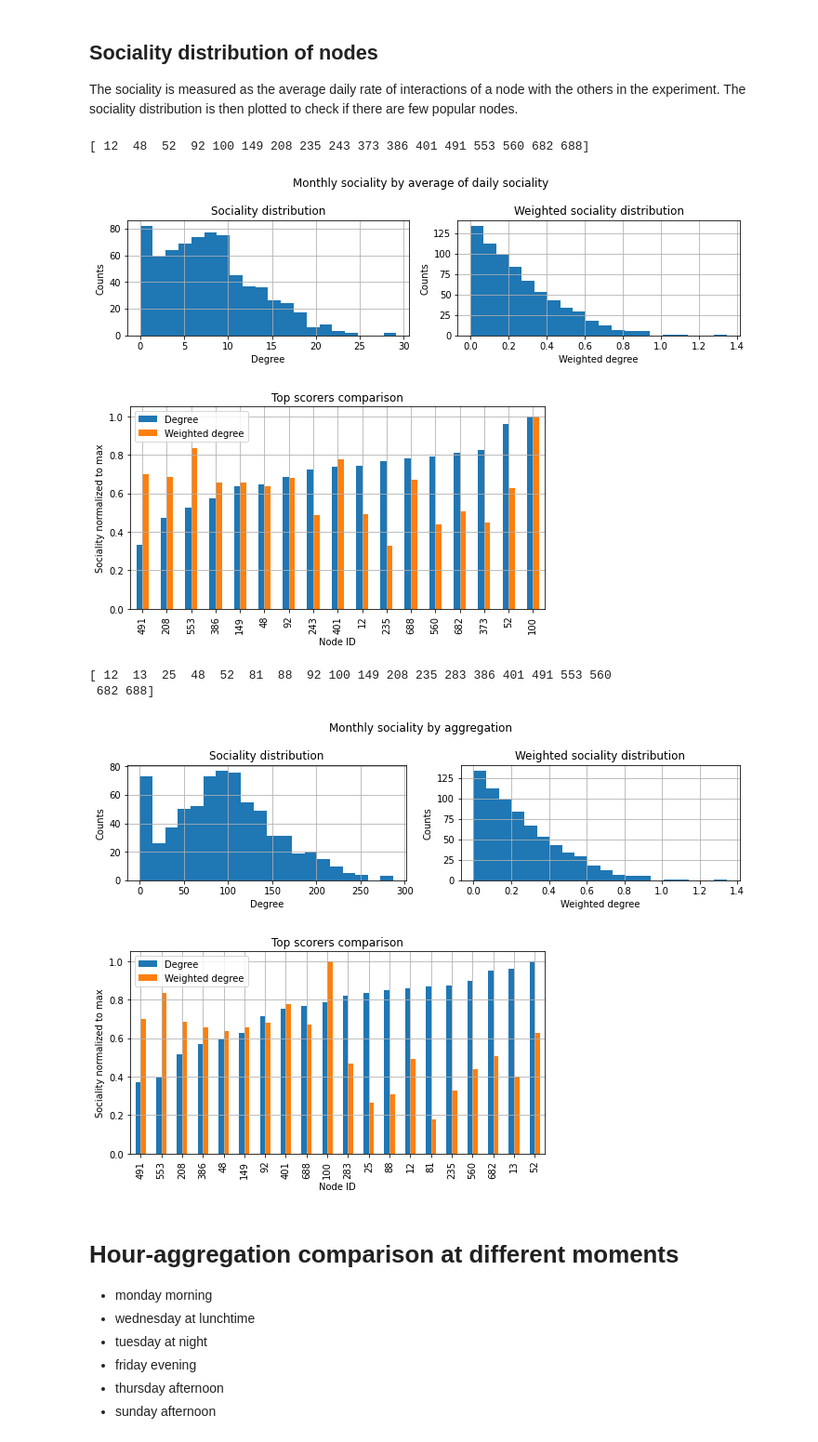
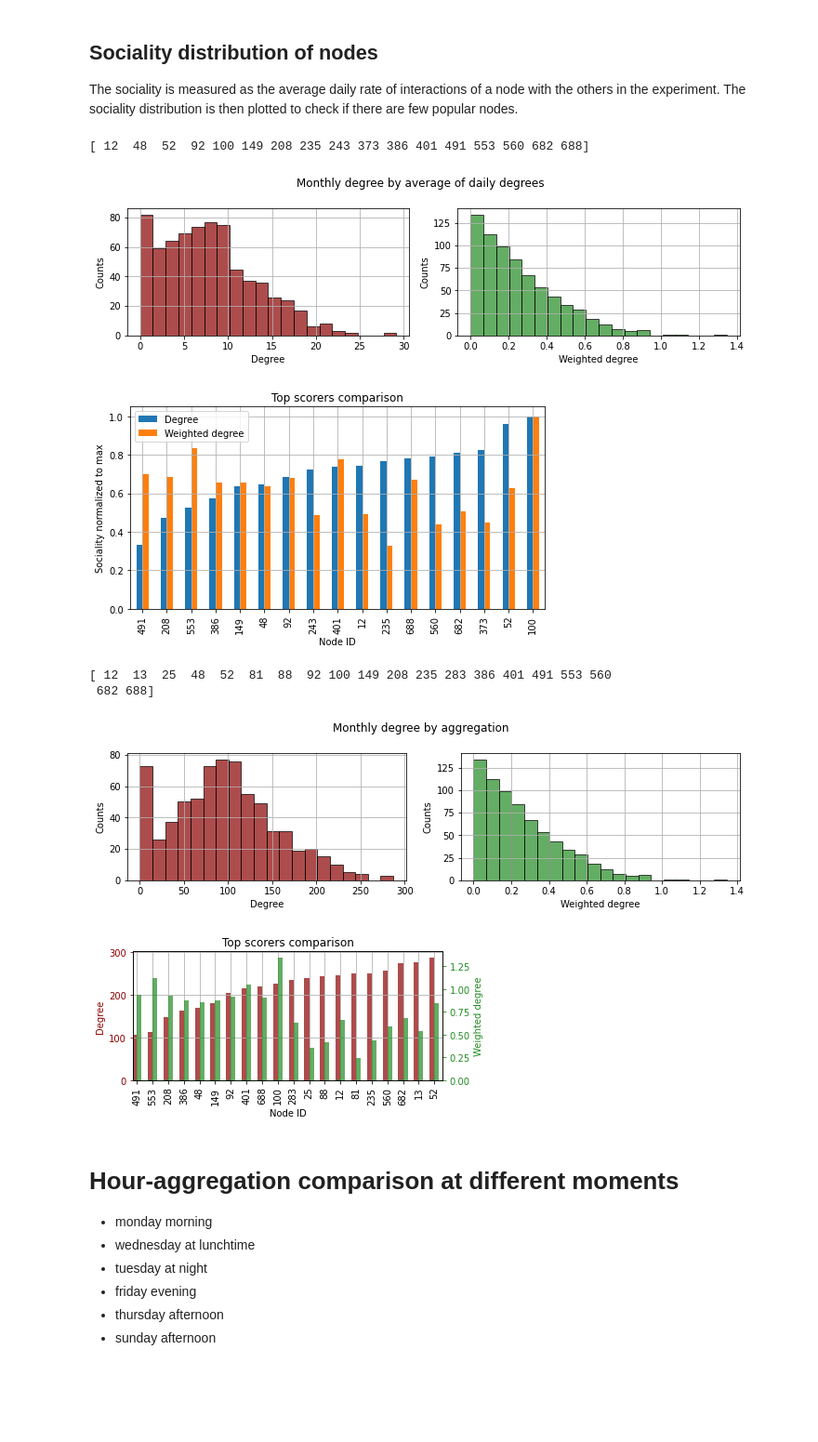
Before and after one commit to dariobaron/copenhagen_project, a Jupyter notebook: Dario_a_Copenhagen.ipynb, the cells around one changed output. Shown at 93% size. Cells and saved outputs as stored; diff of their text form; code cells hidden in the pictures; blank space fills up the shorter version.

```diff
--- a/Dario_a_Copenhagen.ipynb
+++ b/Dario_a_Copenhagen.ipynb
@@ -31,8 +31,9 @@ def LoadData(data_filename, data_dir):
 df_bt = LoadData(DATA_FILENAMES["bluetooth"], DATA_DIR)
 # data cleaning: removing positive signal intensities
 df_bt = df_bt[df_bt["rssi"] <= 0]
-# data cleaning: removing contacts with non-partecipants
-df_bt = df_bt[df_bt["user_b"] != -2]
+# data cleaning: marking contacts with non-partecipants as empty scans
+df_bt["rssi"][df_bt["user_b"] == -2] = 0
+df_bt["user_b"].replace(-2, -1, inplace=True)
 # inserting column for strong/weak contacts
 df_bt["weight"] = (df_bt["rssi"] >= -80) & (df_bt["rssi"] != 0)
 print("bluetooth\n", df_bt.head())
@@ -49,6 +50,11 @@ df_facebook_friends = df_facebook_friends[df_facebook_friends["user_b"] != df_fa
 print("\nfacebook friends\n", df_facebook_friends.head())
 
 df_genders = LoadData(DATA_FILENAMES["genders"], DATA_DIR)
+# data reshaping
+df_genders = df_genders.set_index("# user")
+reshape_dict = {1 : "female", 0 : "male"}
+df_genders["gender"] = df_genders["female"].map(reshape_dict)
+df_genders.drop(columns="female", inplace=True)
 print("\ngenders\n", df_genders.head())
 # %% [output]
 bluetooth
@@ -82,7 +88,10 @@ def aggregateStrongConnections(dataframe, hrs):
 def createTimeGraphs(dataframe):
     graphs = [nx.from_pandas_edgelist(group, source="user_a", target="user_b", edge_attr="weight")
               for t,group in dataframe.groupby("# timestamp")]
-    [G.remove_node(-1) for G in graphs]
-    [G.remove_edge(*edge) for G in graphs
-     for edge,weight in nx.get_edge_attributes(G,"weight").items() if weight == 0]
+    for G in graphs:
+        G.remove_node(-1)
+        [G.remove_edge(*edge) for edge,weight in nx.get_edge_attributes(G,"weight").items() if weight == 0]
+        nx.set_node_attributes(G, df_genders.to_dict(orient="index"))
+        g_distance_dict = {(n1, n2): 1 / weight for n1, n2, weight in G.edges(data='weight')}
+        nx.set_edge_attributes(G, g_distance_dict, 'distance')
     return graphs
@@ -203,16 +223,14 @@ df = pd.concat(list_of_df, axis="columns", ignore_index=True).fillna(0)
 mean_weighteddailysociality = df.mean(axis=1)
 # plot sociality distribution
 fig, axs = plt.subplots(1, 2, figsize=(10,3))
-mean_dailysociality.hist(bins=20, ax=axs[0])
-axs[0].set_title("Sociality distribution")
+mean_dailysociality.hist(bins=20, color="darkred", alpha=0.7, edgecolor="black", linewidth=1, ax=axs[0])
 axs[0].set_xlabel("Degree")
-mean_weighteddailysociality.hist(bins=20, ax=axs[1])
-axs[1].set_title("Weighted sociality distribution")
+mean_weighteddailysociality.hist(bins=20, color="forestgreen", alpha=0.7, edgecolor="black", linewidth=1, ax=axs[1])
 axs[1].set_xlabel("Weighted degree")
 for ax in axs:
     ax.set_ylabel("Counts")
 
-fig.suptitle("Monthly sociality by average of daily sociality")
+fig.suptitle("Monthly degree by average of daily degrees")
 fig.tight_layout()
 fig.savefig("plots/monthly_sociality_bymean.pdf")
 
@@ -240,7 +258,7 @@ ax.set_ylabel("Sociality normalized to max")
 ax.grid()
 # %% [output]
 [ 12  48  52  92 100 149 208 235 243 373 386 401 491 553 560 682 688]
-[figure, old version]
+[figure, new version]
 [figure]
 # %%
 bt_1m = aggregateStrongConnections(df_bt, 24*28)
@@ -252,47 +270,53 @@ monthly_sociality = pd.DataFrame.from_dict(dict(graphs[0].degree()), orient="ind
 monthly_weightedsociality = pd.DataFrame.from_dict(dict(graphs[0].degree(weight="weight")), orient="index").fillna(0)[0]
 # plot sociality distribution
 fig, axs = plt.subplots(1, 2, figsize=(10,3))
-monthly_sociality.hist(bins=20, ax=axs[0])
-axs[0].set_title("Sociality distribution")
+monthly_sociality.hist(bins=20, color="darkred", alpha=0.7, edgecolor="black", linewidth=1, ax=axs[0])
 axs[0].set_xlabel("Degree")
-monthly_weightedsociality.hist(bins=20, ax=axs[1])
-axs[1].set_title("Weighted sociality distribution")
+monthly_weightedsociality.hist(bins=20, color="forestgreen", alpha=0.7, edgecolor="black", linewidth=1, ax=axs[1])
 axs[1].set_xlabel("Weighted degree")
 for ax in axs:
     ax.set_ylabel("Counts")
 
-fig.suptitle("Monthly sociality by aggregation")
+fig.suptitle("Monthly degree by aggregation")
 fig.tight_layout()
 fig.savefig("plots/monthly_sociality.pdf")
 
 
 # comparison between top 10 scorer in both distributions
 top_scorers = np.unique(
     np.append(
         monthly_sociality.sort_values().index[-10::],
         monthly_weightedsociality.sort_values().index[-10::]
     )
 )
 print(top_scorers)
-fig, ax = plt.subplots(figsize=(8,4))
+fig, ax = plt.subplots(figsize=(6,3))
 to_plot = pd.concat(
     [
-        monthly_sociality[top_scorers] / monthly_sociality[top_scorers].max(),
-        monthly_weightedsociality[top_scorers] / monthly_weightedsociality[top_scorers].max(),
+        monthly_sociality[top_scorers],
+        monthly_weightedsociality[top_scorers]
     ],
     axis="columns")
 to_plot.columns = ["Degree", "Weighted degree"]
 to_plot = to_plot.sort_values("Degree")
-to_plot.plot(kind="bar", ax=ax)
+to_plot["Degree"].plot(kind="bar", color="darkred", alpha=0.7, align="edge", width=-0.3, ax=ax)
+to_plot["Weighted degree"].plot(kind="bar", color="forestgreen", alpha=0.7, align="edge", width=-0.3, ax=ax)
+ax2 = ax.twinx()
+to_plot["Weighted degree"].plot(kind="bar", color="forestgreen", alpha=0.7, align="edge", width=0.3, ax=ax2)
 ax.set_title("Top scorers comparison")
 ax.set_xlabel("Node ID")
-ax.set_ylabel("Sociality normalized to max")
+ax.set_ylabel("Degree", color="darkred")
+ax.tick_params(axis='y', colors='darkred')
+ax2.set_ylabel("Weighted degree", color="forestgreen")
+ax2.tick_params(axis='y', colors='forestgreen')
 ax.grid()
+fig.tight_layout()
+fig.savefig("plots/degree_topscorers.pdf")
 # %% [output]
 [ 12  13  25  48  52  81  88  92 100 149 208 235 283 386 401 491 553 560
  682 688]
-[figure, old version]
+[figure, new version]
-[figure, old version]
+[figure, new version]
 # %% [markdown]
 # Hour-aggregation comparison at different moments
 
```
Also changed, not shown: parts of 27 cells of this notebook, 20 other files.
